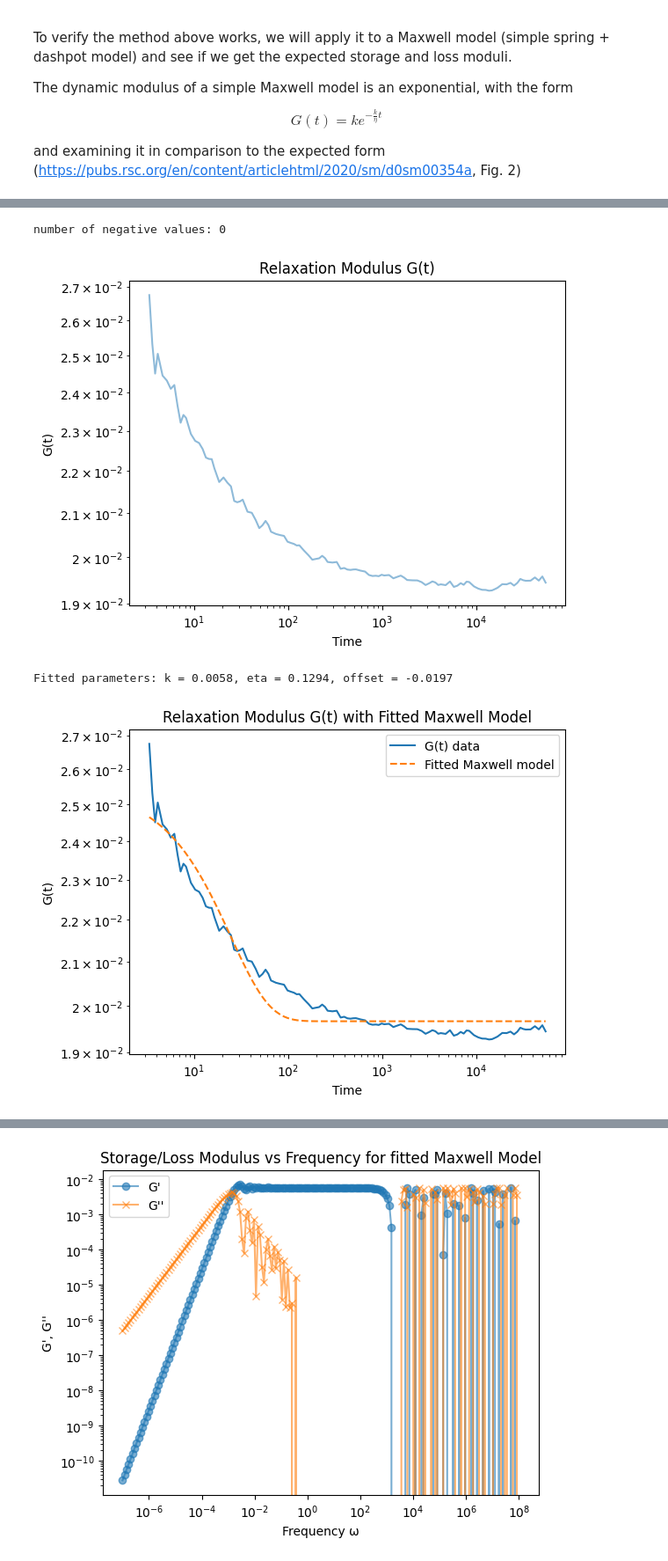
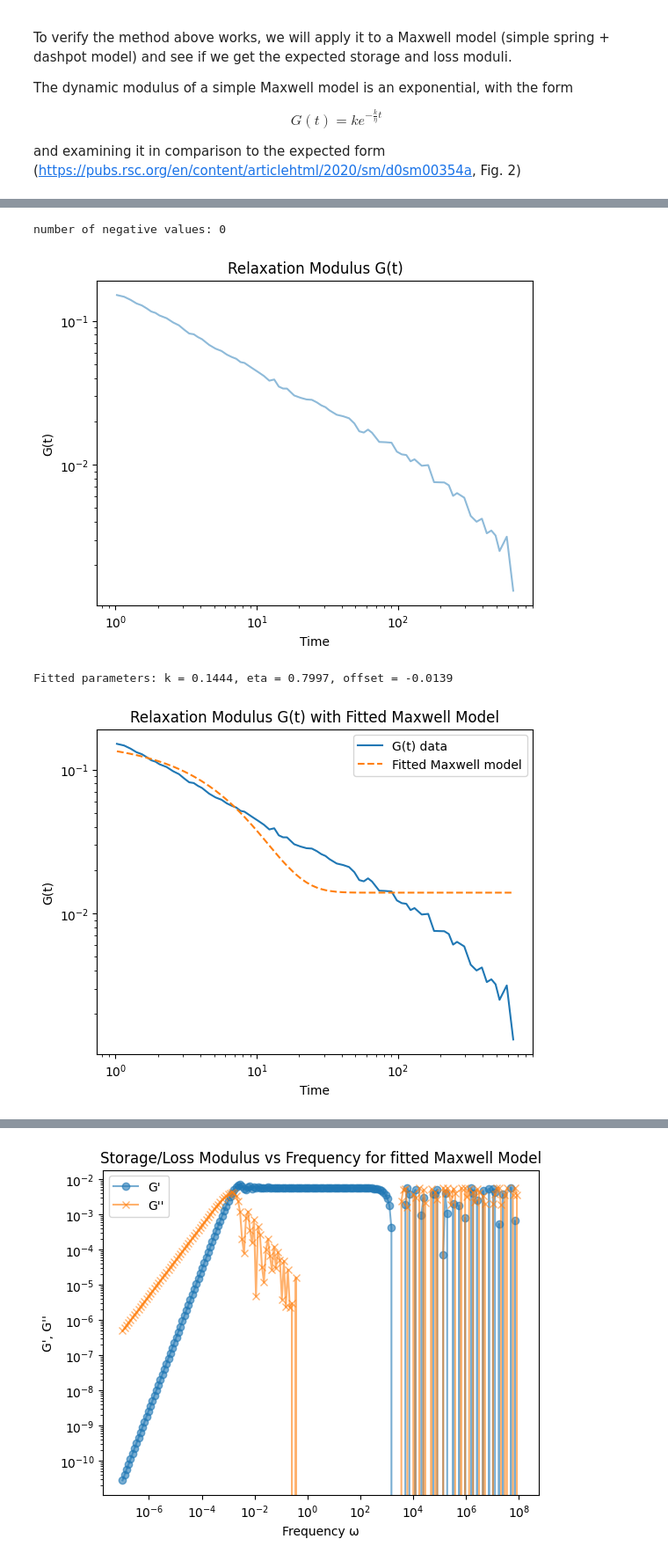
Before and after one commit to anotherbeaver/amine_polymers, a Jupyter notebook: logs/storage_loss_moduli.ipynb, the cells around one changed output, grey strips where cells are left out. Shown: that part at 88% size. Drawn from its saved outputs; the diff is of its cells as text; code cells hidden in the pictures.

```diff
--- a/logs/storage_loss_moduli.ipynb
+++ b/logs/storage_loss_moduli.ipynb
@@ -502,10 +524,10 @@ import pandas as pd
 import numpy as np
 
 
-file = f"logs/press_50_spacing4_seed100.dat"
+file = f"logs/press_50_spacing4_seed200.dat"
 data = pd.read_csv(file, delimiter=' ', skiprows=3, index_col=False, names=['time', 'px_y', 'px_z', 'py_z', 'pxy', 'pxz', 'pyz'])
-start = 77
-end = 190
+start = 64
+end = 139
 # start = 0
 
 data = data[start:end].reset_index(drop=True)
@@ -523,33 +545,33 @@ G_t *= 30**3 / (1.0 * 0.6)  # V / (kB * T)
 
 # print(data.head())
 # print(G_t.min(), G_t.max())
 
 plt.loglog(t, G_t, alpha=0.5, label='G(t) data')
 plt.xlabel('Time')
 plt.ylabel('G(t)')
 plt.title('Relaxation Modulus G(t)')
 plt.show()
 
 
 # fit exponential decay to G(t) data to get k and eta
 from scipy.optimize import curve_fit
 def maxwell_model(t, k, eta, offset=0):
     return k * np.exp(- (k / eta) * t) - offset
 popt, pcov = curve_fit(maxwell_model, t, G_t, p0=(0.027,1, 0.0))
 k_fit, eta_fit, offset_fit = popt
 print(f"Fitted parameters: k = {k_fit:.4f}, eta = {eta_fit:.4f}, offset = {offset_fit:.4f}")
 
 plt.plot(t, G_t, label='G(t) data')
 # plt.show()
 plt.loglog(t, maxwell_model(t, k_fit, eta_fit, offset_fit), label='Fitted Maxwell model', linestyle='--')
 # plt.plot(t, maxwell_model(t, 0.027, 1, 0), label='Fitted Maxwell model', linestyle='--')
 plt.xlabel('Time')
 plt.ylabel('G(t)')
 plt.title('Relaxation Modulus G(t) with Fitted Maxwell Model')
 plt.legend()
 plt.show()
 # %% [output]
 number of negative values: 0
-[figure, old version]
+[figure, new version]
-Fitted parameters: k = 0.0058, eta = 0.1294, offset = -0.0197
+Fitted parameters: k = 0.1444, eta = 0.7997, offset = -0.0139
-[figure, old version]
+[figure, new version]
```
Also changed, not shown: parts of 7 cells of this notebook, 5 other files.
